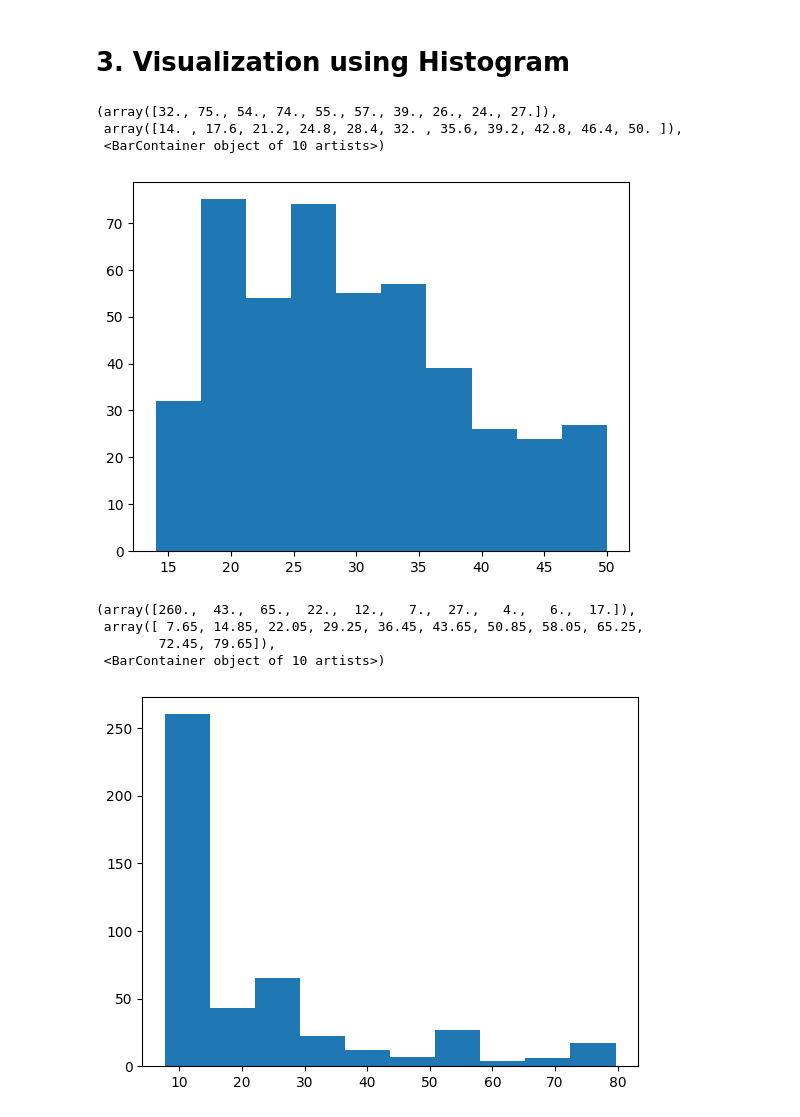
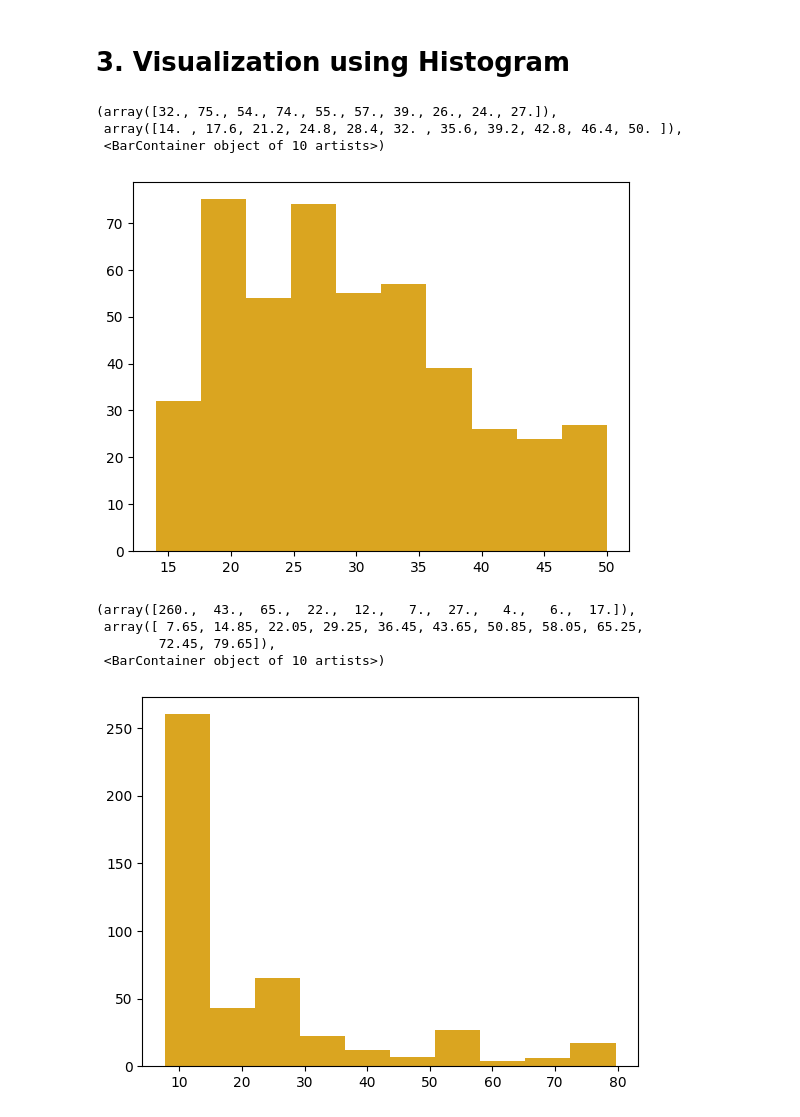
Before and after one commit to SafeiaSherif/medical_students_dataset, a Jupyter notebook: Data_Cleaning.ipynb, the cells around one changed output. Cells and saved outputs as stored; diff of their text form; code cells hidden in the pictures.

```diff
--- a/Data_Cleaning.ipynb
+++ b/Data_Cleaning.ipynb
@@ -214,19 +214,19 @@ survivedByGender.plot(
 # %% [markdown]
 # 3. Visualization using Histogram
 # %%
-plt.hist(df['Age'])
+plt.hist(df['Age'], color='goldenrod')
 # %% [output]
 (array([32., 75., 54., 74., 55., 57., 39., 26., 24., 27.]),
  array([14. , 17.6, 21.2, 24.8, 28.4, 32. , 35.6, 39.2, 42.8, 46.4, 50. ]),
  <BarContainer object of 10 artists>)
-[figure, old version]
+[figure, new version]
 # %%
-plt.hist(df['Fare'])
+plt.hist(df['Fare'], color='goldenrod')
 # %% [output]
 (array([260.,  43.,  65.,  22.,  12.,   7.,  27.,   4.,   6.,  17.]),
  array([ 7.65, 14.85, 22.05, 29.25, 36.45, 43.65, 50.85, 58.05, 65.25,
         72.45, 79.65]),
  <BarContainer object of 10 artists>)
-[figure, old version]
+[figure, new version]
 # %%
 df.to_excel("Clean_Titanic_Data.xlsx")
```
